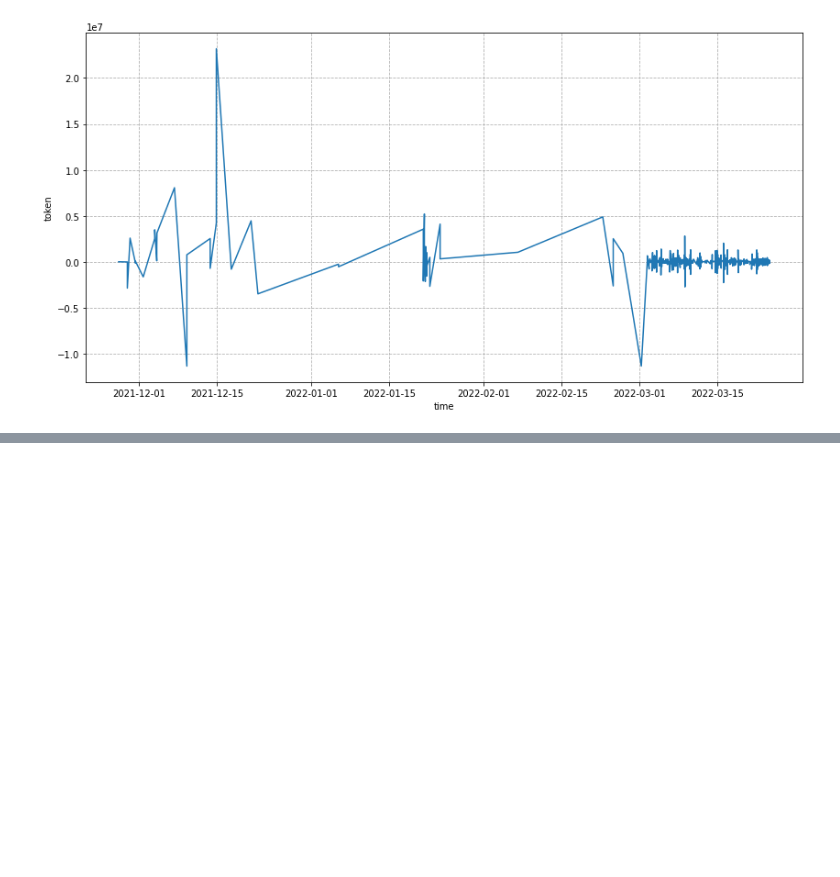
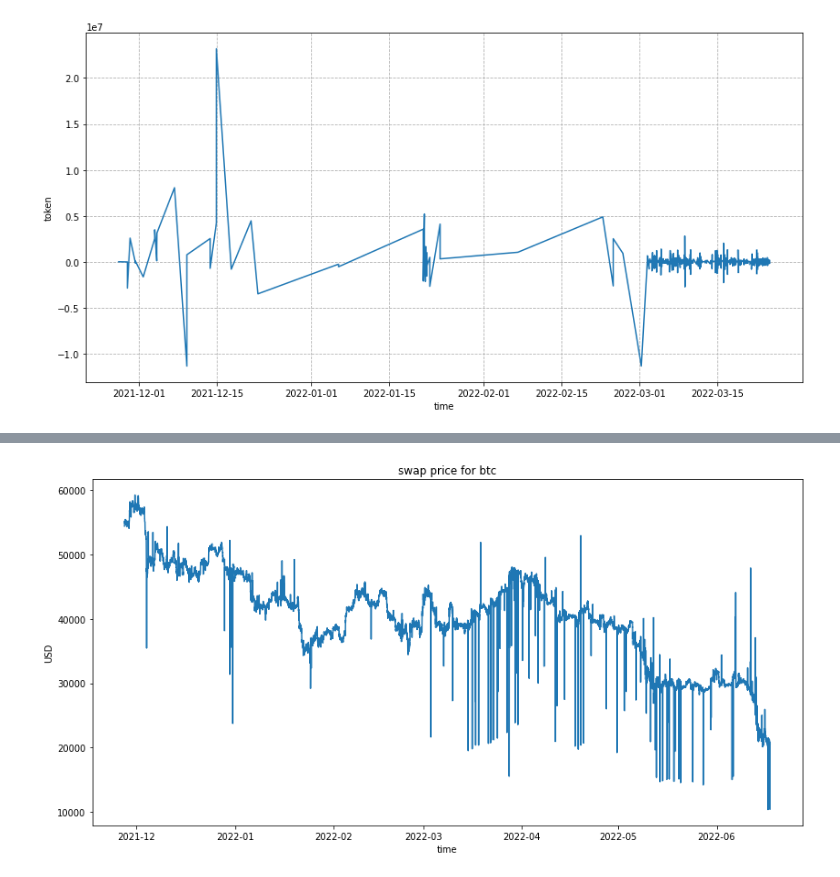
Before and after one commit to IX-Swap/data-science, a Jupyter notebook: perpetual_v2/master_trader_analysis.ipynb, the cells around one changed output, grey strips where cells are left out. Cells and saved outputs as stored; diff of their text form; code cells hidden in the pictures; blank space fills up the shorter version.

```diff
--- a/perpetual_v2/master_trader_analysis.ipynb
+++ b/perpetual_v2/master_trader_analysis.ipynb
@@ -465,0 +510,10 @@ Series([], Name: swapped_price, dtype: float64)
+# %%
+fig, ax = plt.subplots(figsize=(14, 7))
+ax.plot(btc_price.index,
+        btc_price["swapped_price"])
+ax.set_xlabel("time")
+ax.set_ylabel("USD")
+ax.set_title("swap price for btc")
+plt.show()
+# %% [output]
+[figure, added]
```
Also changed, not shown: parts of 15 cells of this notebook, 4 other files.
